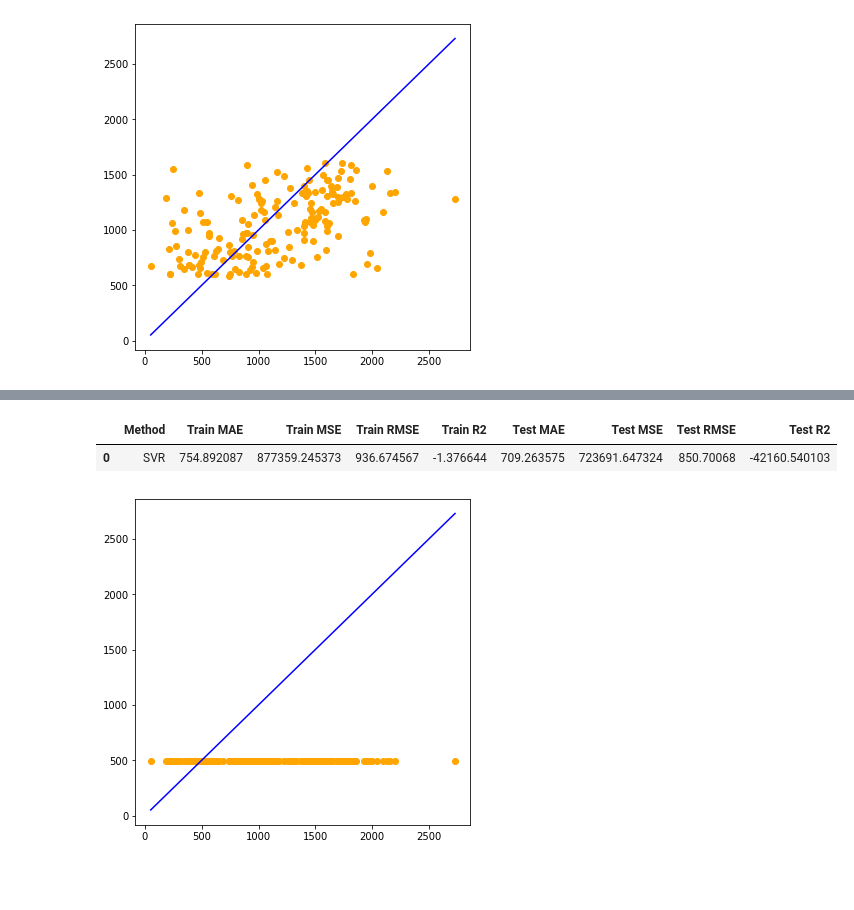
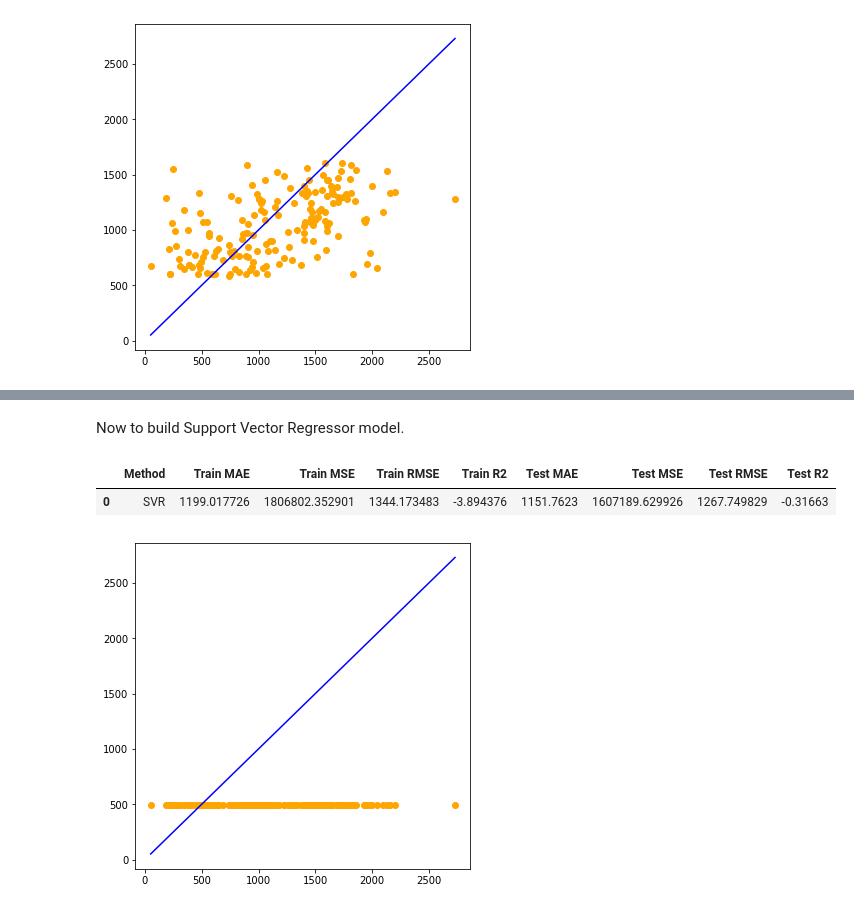
Before and after one commit to jbravo87/blog-projects, a Jupyter notebook: exoplanet_data_notebook.ipynb, the cells around one changed output, grey strips where cells are left out. Cells and saved outputs as stored; diff of their text form; code cells hidden in the pictures; blank space fills up the shorter version.

Commit message:
Revised the SVR model for scenario 2 and summary statistics for scenario 3.

```diff
--- a/exoplanet_data_notebook.ipynb
+++ b/exoplanet_data_notebook.ipynb
@@ -865,25 +848,42 @@ y_svr_test_pred_2 = pow(10, y_svr_test_pred_2_log)
+# %% [markdown]
+Now to build Support Vector Regressor model.
+# %%
+X2_train_log = X2_train_log.reshape(-1,1)
+X2_test_log = X2_test_log.reshape(-1,1)
+y2_train_log = y2_train_log.reshape(-1,1)
+
+eps = 8
+svr_2 = SVR(kernel = 'rbf', C = 1000, epsilon = eps)
+svr_2.fit(X2_train_log, y2_train_log)
+
+#y_svr_train_pred_2 = svr_regressor_2.predict(X2_train)
+y_svr_train_pred_2_log = svr_2.predict(X2_train_log)
+#y_svr_test_pred_2 = svr_regressor_2.predict(X2_test)
+y_svr_test_pred_2_log = svr_2.predict(X2_test_log)
+y_svr_train_pred_2 = pow(10, y_svr_train_pred_2_log)
+y_svr_test_pred_2 = pow(10, y_svr_test_pred_2_log)
 # %%
 # Model performance - training set
-svr2_train_mae = mean_absolute_error(y2_train, y_svr_train_pred_2)
-svr2_train_mse = mean_squared_error(y2_train, y_svr_train_pred_2)
+svr2_train_mae = mean_absolute_error(y2_train, y_svr_train_pred_2_log)
+svr2_train_mse = mean_squared_error(y2_train, y_svr_train_pred_2_log)
 svr2_train_rmse = sqrt(svr2_train_mse)
-svr2_train_r2 = r2_score(y2_train, y_svr_train_pred_2)
+svr2_train_r2 = r2_score(y2_train, y_svr_train_pred_2_log)
 # Test results
-svr2_test_mae = mean_absolute_error(y2_test, y_svr_test_pred_2)
-svr2_test_mse = mean_squared_error(y2_test, y_svr_test_pred_2)
+svr2_test_mae = mean_absolute_error(y2_test, y_svr_test_pred_2_log)
+svr2_test_mse = mean_squared_error(y2_test, y_svr_test_pred_2_log)
 svr2_test_rmse = sqrt(svr2_test_mse)
-svr2_test_r2 = r2_score(X2_test, y_svr_test_pred_2)
+svr2_test_r2 = r2_score(X2_test, y_svr_test_pred_2_log)
 # Consolidate the results.
 #svr_results = pd.DataFrame(['SVR', svr_train_mse, svr_train_r2, svr_test_mse, svr_test_r2]).T
 svr_results_2 = pd.DataFrame(['SVR', svr2_train_mae, svr2_train_mse, svr2_train_rmse, svr2_train_r2, svr2_test_mae, svr2_test_mse, svr2_test_rmse, svr2_test_r2]).T
 svr_results_2.columns = metric_col_names
 #results2 = pd.concat([knn_results, svr_results.T], ignore_index = False)
 #print(results2)
 #print(svr_results_1)
 svr_results_2
 # %% [output]
 |  | Method | Train MAE | Train MSE | Train RMSE | Train R2 | Test MAE | Test MSE | Test RMSE | Test R2 |
-| 0 | SVR | 754.892087 | 877359.245373 | 936.674567 | -1.376644 | 709.263575 | 723691.647324 | 850.70068 | -42160.540103 |
+| 0 | SVR | 1199.017726 | 1806802.352901 | 1344.173483 | -3.894376 | 1151.7623 | 1607189.629926 | 1267.749829 | -0.31663 |
 # %%
 true_values_2 = y2_test
 predicted_values2_2 = y_svr_test_pred_2
```
Also changed, not shown: parts of 29 cells of this notebook.
